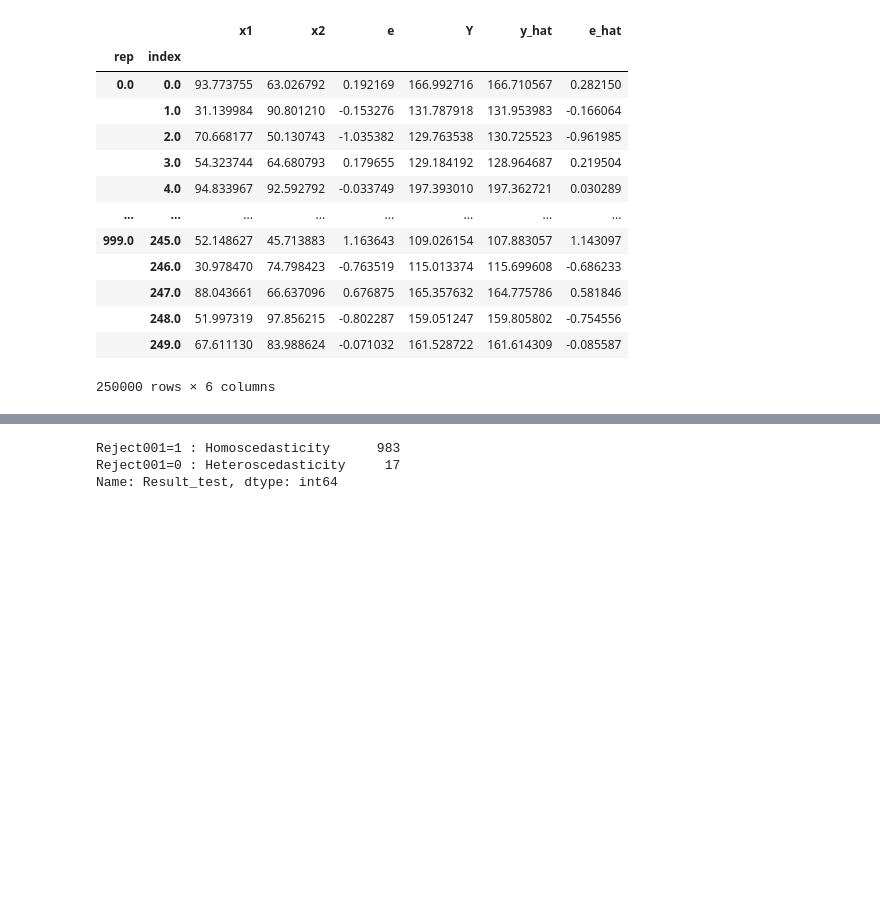
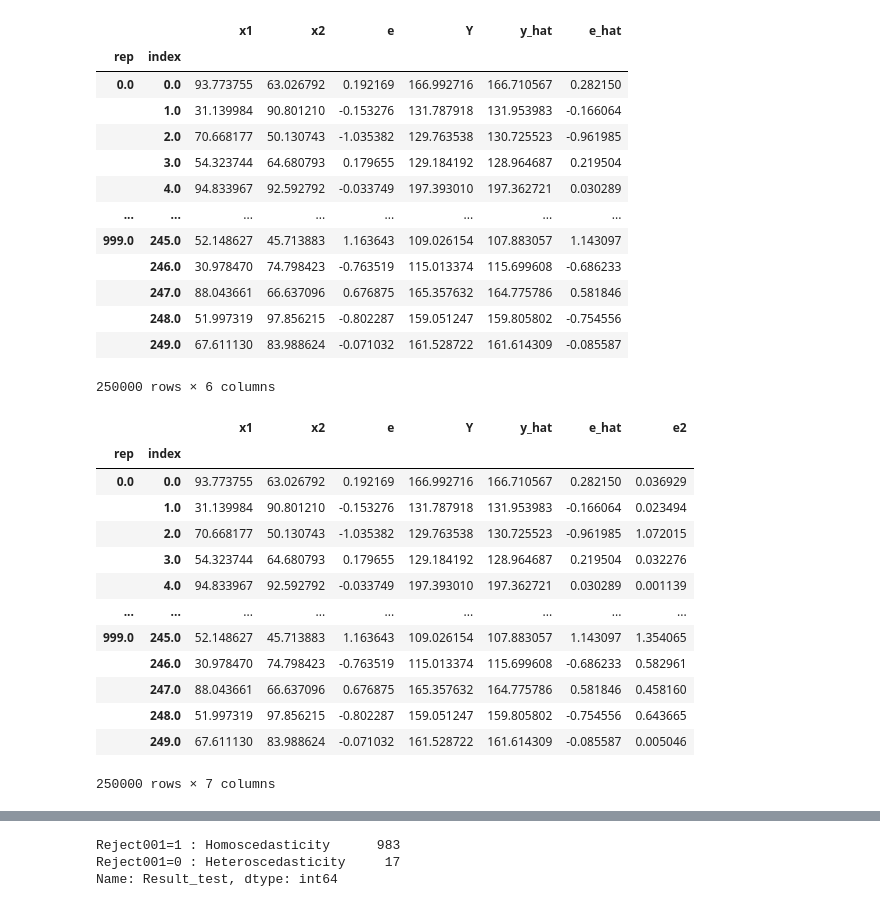
Before and after one commit to iam-fern/Generate_groupwise_2X, a Jupyter notebook: GQtest_groupwise_(y_hat)_0_3_0_7_n250_01.ipynb, the cells around one changed output, grey strips where cells are left out. Saved outputs shown, nothing was run; the diff lists cells and outputs as text; code cells hidden in the pictures; blank space fills up the shorter version.

```diff
--- a/GQtest_groupwise_(y_hat)_0_3_0_7_n250_01.ipynb
+++ b/GQtest_groupwise_(y_hat)_0_3_0_7_n250_01.ipynb
@@ -135,4 +135,22 @@ table
 |  | 248.0 | 51.997319 | 97.856215 | -0.802287 | 159.051247 | 159.805802 | -0.754556 |
 |  | 249.0 | 67.611130 | 83.988624 | -0.071032 | 161.528722 | 161.614309 | -0.085587 |
 250000 rows × 6 columns
+# %%
+tables = table.assign(e2 = lambda x: x.e ** 2)
+tables
+# %% [output]
+|  |  | x1 | x2 | e | Y | y_hat | e_hat | e2 |
+| rep | index |  |  |  |  |  |  |  |
+| 0.0 | 0.0 | 93.773755 | 63.026792 | 0.192169 | 166.992716 | 166.710567 | 0.282150 | 0.036929 |
+|  | 1.0 | 31.139984 | 90.801210 | -0.153276 | 131.787918 | 131.953983 | -0.166064 | 0.023494 |
+|  | 2.0 | 70.668177 | 50.130743 | -1.035382 | 129.763538 | 130.725523 | -0.961985 | 1.072015 |
+|  | 3.0 | 54.323744 | 64.680793 | 0.179655 | 129.184192 | 128.964687 | 0.219504 | 0.032276 |
+|  | 4.0 | 94.833967 | 92.592792 | -0.033749 | 197.393010 | 197.362721 | 0.030289 | 0.001139 |
+| ... | ... | ... | ... | ... | ... | ... | ... | ... |
+| 999.0 | 245.0 | 52.148627 | 45.713883 | 1.163643 | 109.026154 | 107.883057 | 1.143097 | 1.354065 |
+|  | 246.0 | 30.978470 | 74.798423 | -0.763519 | 115.013374 | 115.699608 | -0.686233 | 0.582961 |
+|  | 247.0 | 88.043661 | 66.637096 | 0.676875 | 165.357632 | 164.775786 | 0.581846 | 0.458160 |
+|  | 248.0 | 51.997319 | 97.856215 | -0.802287 | 159.051247 | 159.805802 | -0.754556 | 0.643665 |
+|  | 249.0 | 67.611130 | 83.988624 | -0.071032 | 161.528722 | 161.614309 | -0.085587 | 0.005046 |
+250000 rows × 7 columns
 # %%
```
Also changed, not shown: parts of 2 cells of this notebook.
